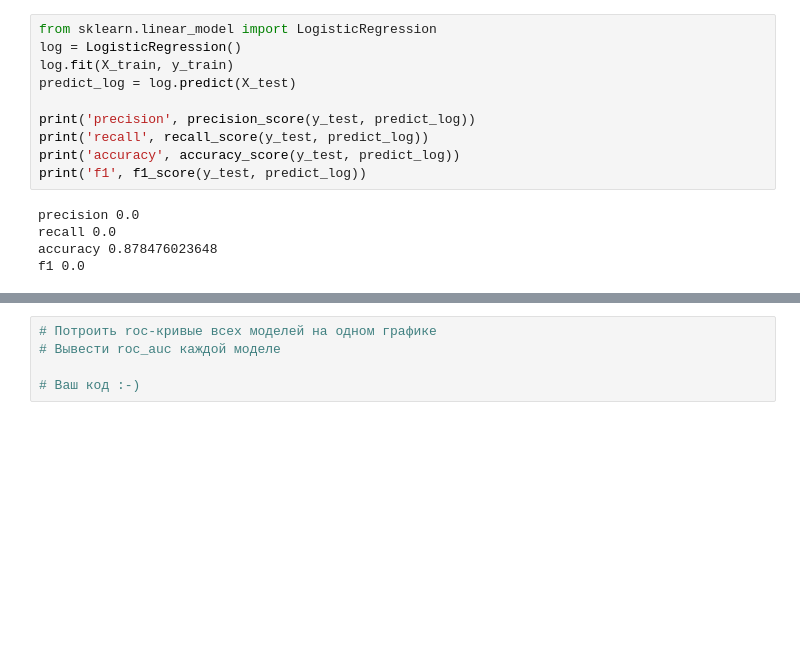
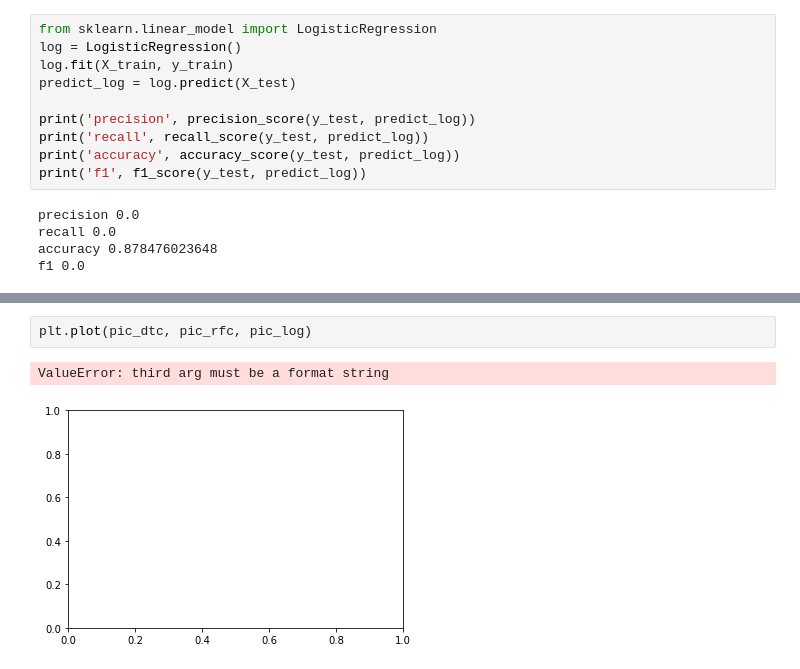
Before and after one commit to stormA4ka/hw, a Jupyter notebook: 02_hw.ipynb, the cells around one changed output, grey strips where cells are left out. Drawn from its saved outputs; the diff is of its cells as text; blank space fills up the shorter version.

```diff
--- a/02_hw.ipynb
+++ b/02_hw.ipynb
@@ -304,6 +342,6 @@ IndexError: too many indices for array
-# %%
-# Потроить roc-кривые всех моделей на одном графике
-# Вывести roc_auc каждой моделе
-
-# Ваш код :-)
+# %%
+plt.plot(pic_dtc, pic_rfc, pic_log)
+# %% [output]
+ValueError: third arg must be a format string
+[figure, added]
 # %%
```
Also changed, not shown: parts of 15 cells of this notebook.
